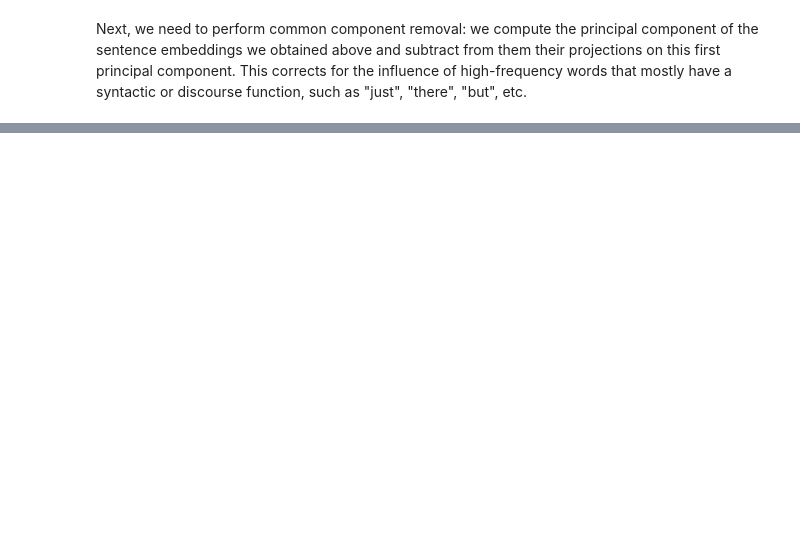
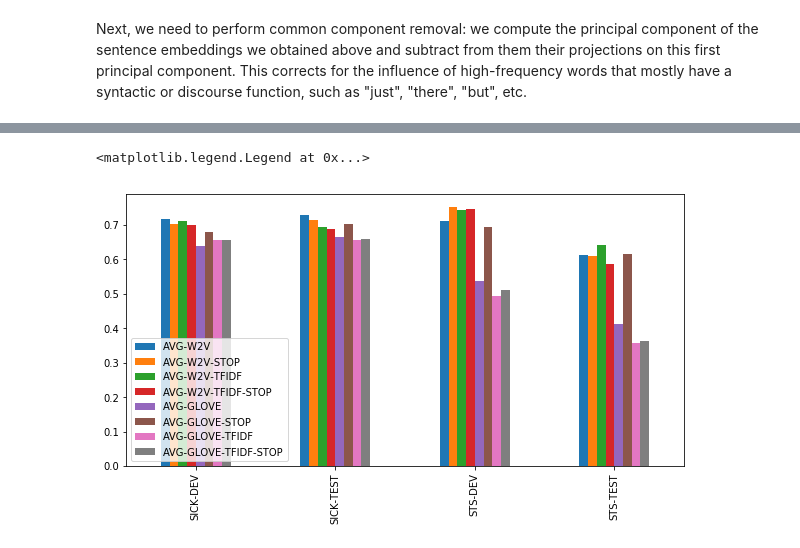
Before and after one commit to nlptown/nlp-notebooks, a Jupyter notebook: Simple Sentence Similarity.ipynb, the cells around one changed output, grey strips where cells are left out. Cells and saved outputs as stored; diff of their text form; code cells hidden in the pictures; blank space fills up the shorter version.

```diff
--- a/Simple Sentence Similarity.ipynb
+++ b/Simple Sentence Similarity.ipynb
@@ -155,6 +183,0 @@ Get word frequencies from reference corpus such as Wikipedia.
-# %%
-frequencies = {}
-with open("frequencies.tsv") as i:
-    for line in i:
-        line = line.strip().split("\t")
-        frequencies[line[0]] = int(line[1])
@@ -219,0 +296,6 @@ import seaborn as sns
+# %%
+import torch
+
+infersent = torch.load('infersent.allnli.pickle', map_location=lambda storage, loc: storage)
+infersent.use_cuda = False
+infersent.set_glove_path(PATH_TO_GLOVE)
@@ -288,15 +425,0 @@ def run_experiment(df, benchmarks):
-# %%
-benchmarks = [("AVG-W2V", run_avg_benchmark_word2vec),
-              ("AVG-GLOVE", run_avg_benchmark_glove),
-              ("WMD-W2V", run_wmd_benchmark_word2vec),
-              ("WMD-GLOVE", run_wmd_benchmark_glove),
-              ("SPACY", run_spacy_benchmark),
-              ("SIF", run_sif_benchmark),
-              ("GSE", run_gse_benchmark),
-              ("INF", run_inf_benchmark)]
-
-results = {}
-results["SICK-DEV"] = run_experiment(sick_dev, benchmarks)
-results["SICK-TEST"] = run_experiment(sick_test, benchmarks)
-results["STS-DEV"] = run_experiment(sts_dev, benchmarks)
-results["STS-TEST"] = run_experiment(sts_test, benchmarks)
@@ -332,0 +426,10 @@ results_df.plot(kind="bar")
+# %%
+plt.rcParams['figure.figsize'] = (10,5)
+
+pearson_results_df = pd.DataFrame(pearson_results)
+pearson_results_df = pearson_results_df.transpose()
+pearson_results_df = pearson_results_df.rename(columns={i:b[0] for i, b in enumerate(benchmarks)})
+
+spearman_results_df = pd.DataFrame(spearman_results)
+spearman_results_df = spearman_results_df.transpose()
+spearman_results_df = spearman_results_df.rename(columns={i:b[0] for i, b in enumerate(benchmarks)})
@@ -332,0 +442,5 @@ results_df.plot(kind="bar")
+# %%
+pearson_results_df[[b[0] for b in benchmarks if b[0].startswith("AVG")]].plot(kind="bar").legend(loc="lower left")
+# %% [output]
+<matplotlib.legend.Legend at 0x...>
+[figure, added]
```
Also changed, not shown: parts of 60 cells of this notebook.
